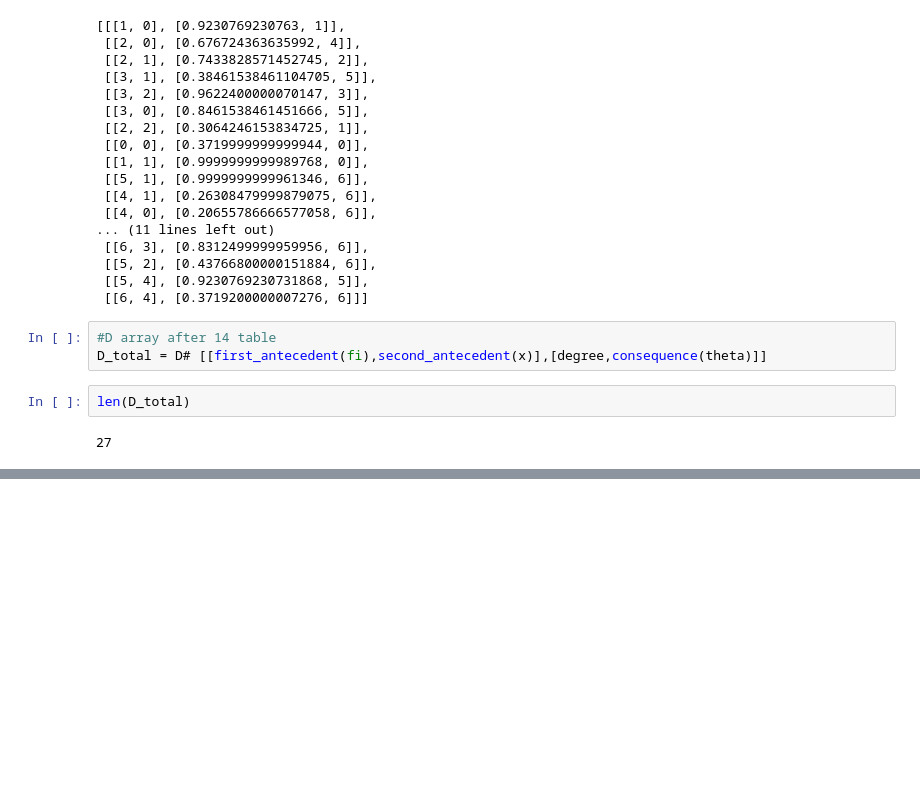
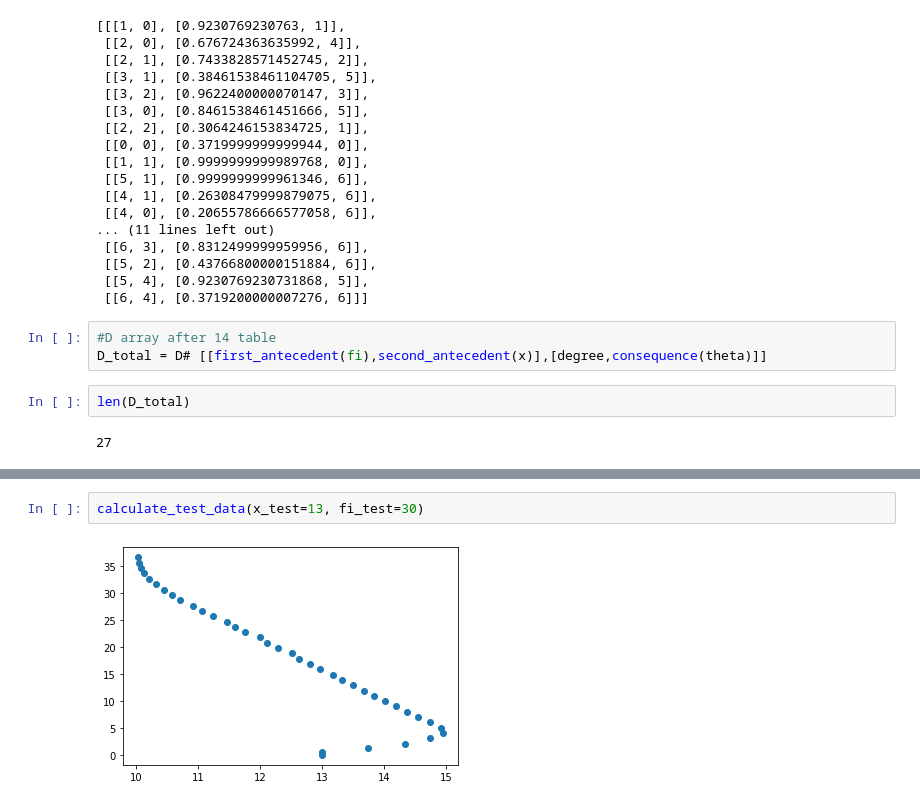
Before and after one commit to fatemehkarimi/computational-intelligence-homeworks, a Jupyter notebook: mamdani_truck.ipynb, the cells around one changed output, grey strips where cells are left out. Cells and saved outputs as stored; diff of their text form; blank space fills up the shorter version.

```diff
--- a/mamdani_truck.ipynb
+++ b/mamdani_truck.ipynb
@@ -584,0 +612,4 @@ rule 2 >>
+# %%
+calculate_test_data(x_test=13, fi_test=30)
+# %% [output]
+[figure, added]
```
Also changed, not shown: parts of 6 cells of this notebook.
